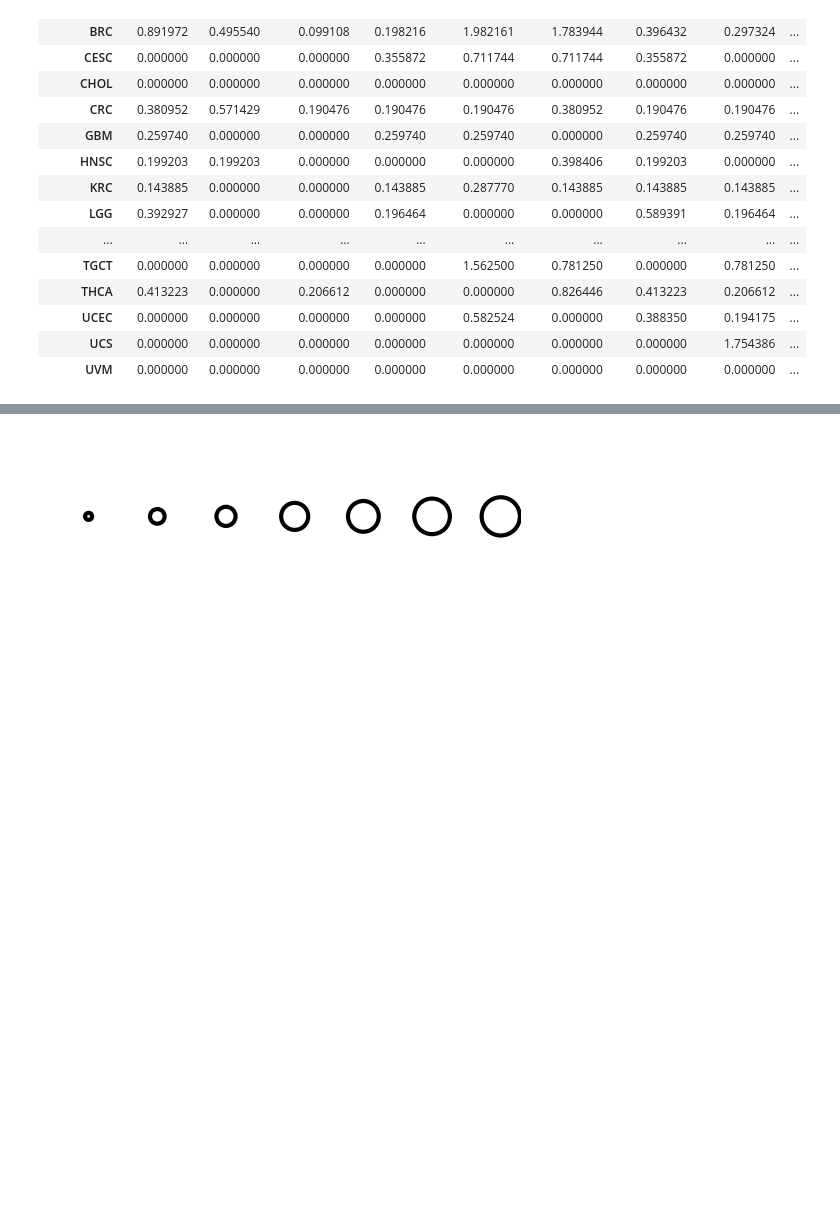
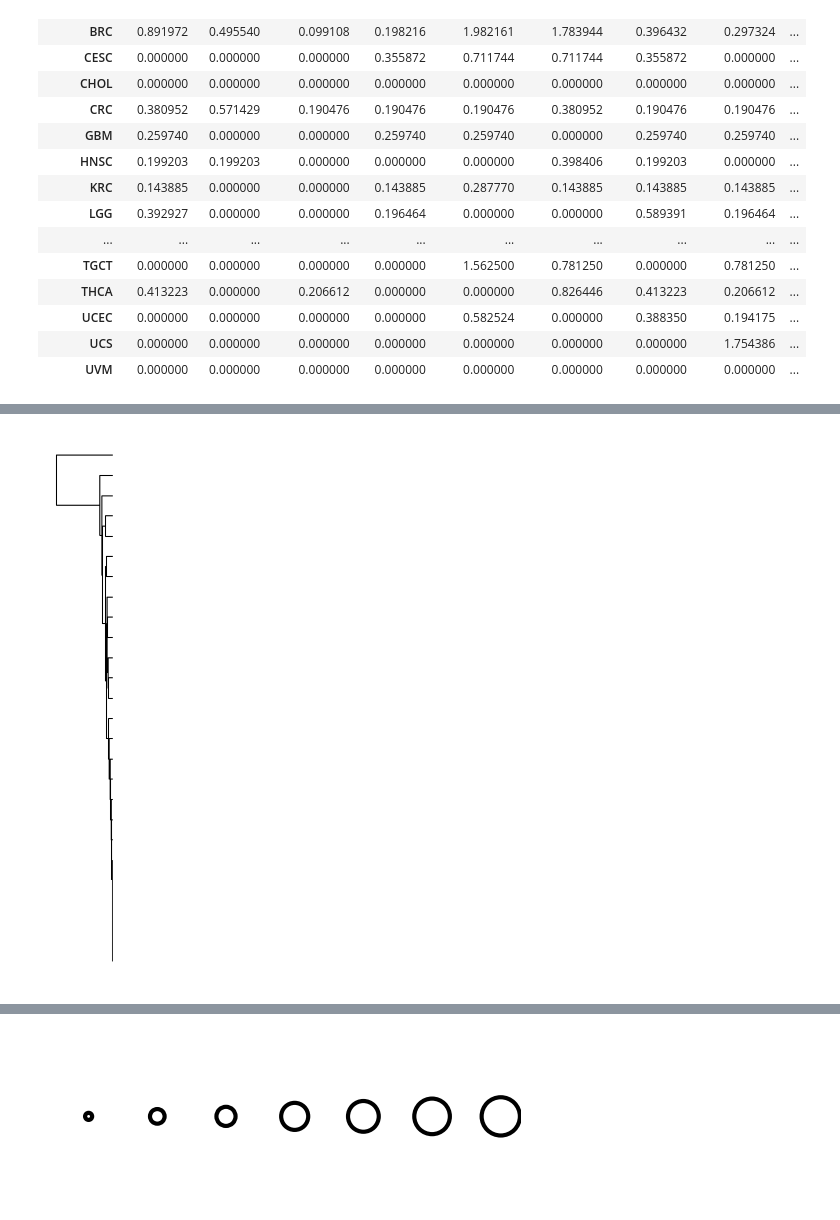
Before and after one commit to shirotak/pancancer_hrd_analysis, a Jupyter notebook: scripts/Figure2_3A.ipynb, the cells around one changed output, grey strips where cells are left out. Cells and saved outputs as stored; diff of their text form; code cells hidden in the pictures; blank space fills up the shorter version.

```diff
--- a/scripts/Figure2_3A.ipynb
+++ b/scripts/Figure2_3A.ipynb
@@ -212,0 +198,4 @@ s_mut_ratio_order=s_mut_ratio.loc[  cancer_mean_hrd_order, s_gene_order  ]
+# %%
+g_mutloh_ratio=g_loh_ratio*g_mut_ratio
+s_mutloh_ratio=s_loh_ratio*s_mut_ratio
+g_mutloh_ratio
@@ -212,0 +221,5 @@ s_mut_ratio_order=s_mut_ratio.loc[  cancer_mean_hrd_order, s_gene_order  ]
+# %%
+sg_loh_ratio=pd.concat([g_loh_ratio,s_loh_ratio],axis=1)
+sg_mut_ratio=pd.concat([g_mut_ratio,s_mut_ratio],axis=1)
+sg_mutloh_ratio=pd.concat([g_mutloh_ratio,s_mutloh_ratio],axis=1)
+sg_mutloh_ratio
@@ -212,0 +248,19 @@ s_mut_ratio_order=s_mut_ratio.loc[  cancer_mean_hrd_order, s_gene_order  ]
+# %%
+data=sg_mutloh_ratio
+Z = linkage(data, method='average', metric='euclidean')
+# %%
+# clustering cancer-axis
+set_link_color_palette(["k"])
+fig=plt.figure( figsize=(0.5,4.55),facecolor='w')
+ax = fig.add_subplot(1,1,1)
+# Temporarily override the default line width:
+with plt.rc_context({'lines.linewidth': 0.5}):
+    d=dendrogram(Z,labels=data.index,leaf_font_size=11
+        ,above_threshold_color="k",ax=ax,orientation="left",count_sort=True)#,distance_sort='descending')
+ax.set_axis_off()
+ax.invert_yaxis()
+ax.set_xticks([])
+
+plt.savefig(path_to_results+"Figure2A_1.png",dpi=300,bbox_inches="tight")
+# %% [output]
+[figure, added]
```
Also changed, not shown: parts of 42 cells of this notebook, 17 other files.
